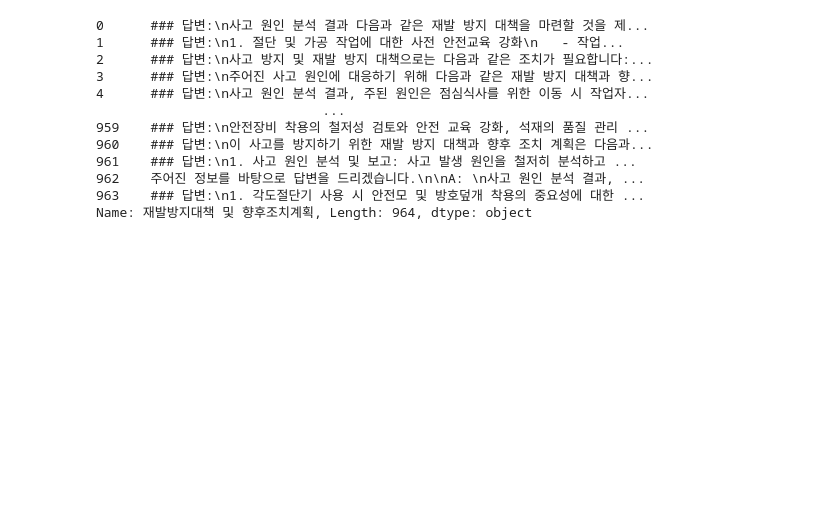
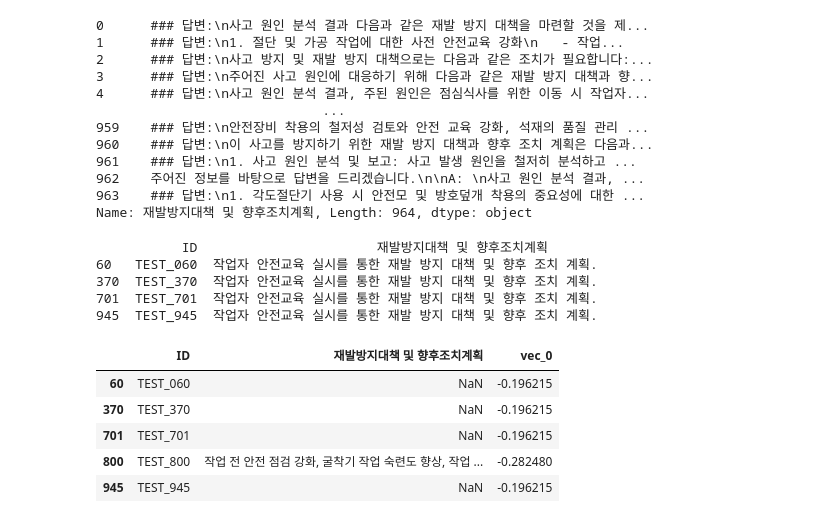
Before and after one commit to OnyX0000/DACON-construction-accident-prevention, a Jupyter notebook: code/JinGyu/hsdeco.ipynb, the cells around one changed output. Saved outputs shown, nothing was run; the diff lists cells and outputs as text; code cells hidden in the pictures; blank space fills up the shorter version.

Commit message:
upload second_submission.csv

```diff
--- a/code/JinGyu/hsdeco.ipynb
+++ b/code/JinGyu/hsdeco.ipynb
@@ -408,3 +408,49 @@ submission['재발방지대책 및 향후조치계획']
 962    주어진 정보를 바탕으로 답변을 드리겠습니다.\n\nA: \n사고 원인 분석 결과, ...
 963    ### 답변:\n1. 각도절단기 사용 시 안전모 및 방호덮개 착용의 중요성에 대한 ...
 Name: 재발방지대책 및 향후조치계획, Length: 964, dtype: object
+# %%
+import pandas as pd
+
+# CSV 파일 읽기
+df = pd.read_csv('submission.csv')
+
+# 대상 ID
+target_ids = ['TEST_060', 'TEST_370', 'TEST_701', 'TEST_945']
+
+# 대체할 문장
+replacement_text = '작업자 안전교육 실시를 통한 재발 방지 대책 및 향후 조치 계획.'
+
+# 지정된 ID에 대해 해당 열 값 변경
+df.loc[df['ID'].isin(target_ids), '재발방지대책 및 향후조치계획'] = replacement_text
+
+# 확인 (선택)
+print(df[df['ID'].isin(target_ids)][['ID', '재발방지대책 및 향후조치계획']])
+
+# 필요 시 저장
+df.to_csv('submission_filled.csv', index=False, encoding='utf-8-sig')
+# %% [output]
+           ID                       재발방지대책 및 향후조치계획
+60   TEST_060  작업자 안전교육 실시를 통한 재발 방지 대책 및 향후 조치 계획.
+370  TEST_370  작업자 안전교육 실시를 통한 재발 방지 대책 및 향후 조치 계획.
+701  TEST_701  작업자 안전교육 실시를 통한 재발 방지 대책 및 향후 조치 계획.
+945  TEST_945  작업자 안전교육 실시를 통한 재발 방지 대책 및 향후 조치 계획.
+# %%
+import pandas as pd
+
+# CSV 파일 불러오기
+df = pd.read_csv('submission.csv')
+
+# 추출할 ID 목록
+target_ids = ['TEST_060', 'TEST_370', 'TEST_701', 'TEST_945', 'TEST_800']
+
+# 해당 ID의 '재발방지대책 및 향후조치계획' 열 출력
+result = df[df['ID'].isin(target_ids)][['ID', '재발방지대책 및 향후조치계획']]
+
+result
+# %% [output]
+|  | ID | 재발방지대책 및 향후조치계획 | vec_0 |
+| 60 | TEST_060 | NaN | -0.196215 |
+| 370 | TEST_370 | NaN | -0.196215 |
+| 701 | TEST_701 | NaN | -0.196215 |
+| 800 | TEST_800 | 작업 전 안전 점검 강화, 굴착기 작업 숙련도 향상, 작업 ... | -0.282480 |
+| 945 | TEST_945 | NaN | -0.196215 |
```
Also changed, not shown: parts of 1 cell of this notebook, 2 other files.
